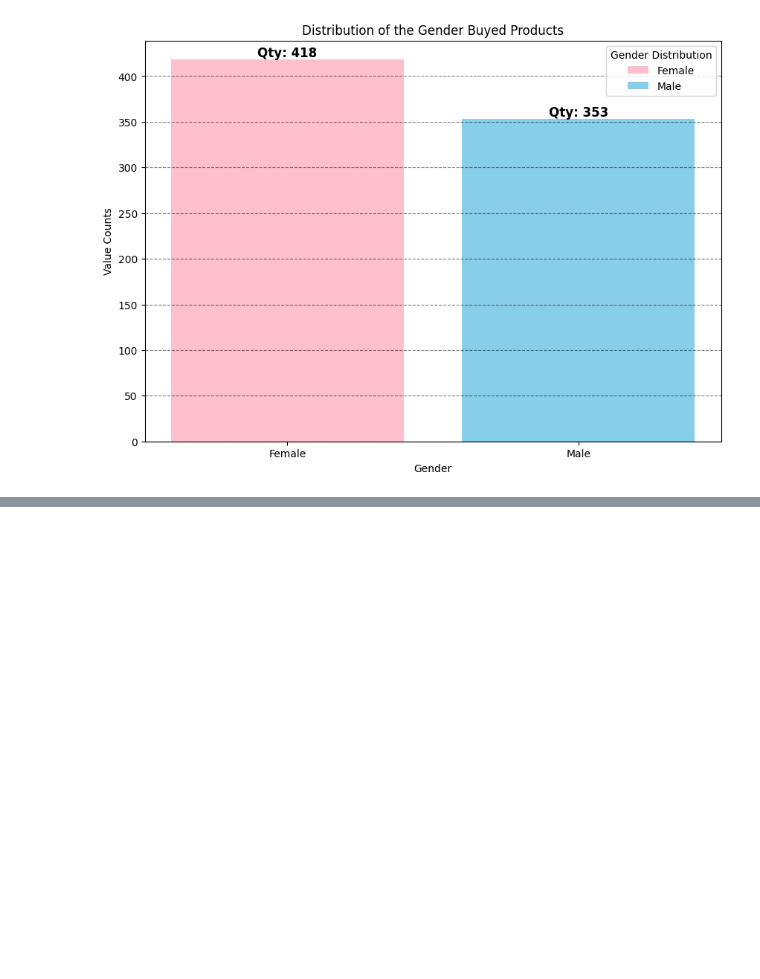
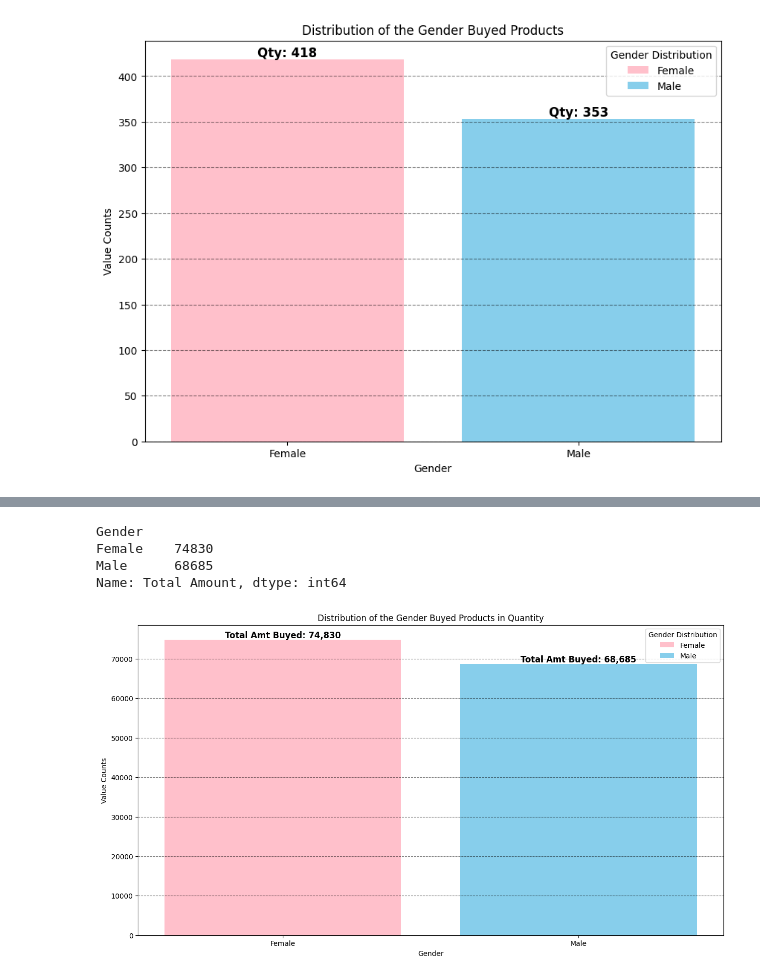
Before and after one commit to SauhardSHukla/Business_Analytics, a Jupyter notebook: Sales_Analytics/Product_Category_Sales_Analysis/Beauty_Product_Comparison.ipynb, the cells around one changed output, grey strips where cells are left out. Drawn from its saved outputs; the diff is of its cells as text; code cells hidden in the pictures; blank space fills up the shorter version.

Commit message:
Adding Files Beauty_Product_Category

```diff
--- a/Sales_Analytics/Product_Category_Sales_Analysis/Beauty_Product_Comparison.ipynb
+++ b/Sales_Analytics/Product_Category_Sales_Analysis/Beauty_Product_Comparison.ipynb
@@ -124,0 +123,38 @@ plt.show()
+# %%
+import locale
+
+# Total Product Buyed in qunatity by each gender
+Total_Number_of_gender_dis = df.groupby('Gender')['Total Amount'].sum()
+print(Total_Number_of_gender_dis)
+
+# Create bar plot
+fig, ax = plt.subplots(figsize=(15,8))
+bars = ax.bar(Total_Number_of_gender_dis.index, Total_Number_of_gender_dis.values, color=['pink', 'skyblue'])
+
+# Set labels and title
+plt.xlabel('Gender')
+plt.ylabel('Value Counts')
+plt.xticks(rotation=0)
+plt.title('Distribution of the Gender Buyed Products in Quantity')
+
+# Add legend dynamically
+plt.legend(bars, ['Female', 'Male'], title='Gender Distribution', loc='upper right')
+
+# Set locale in the Indian Currency Format
+locale.setlocale(locale.LC_ALL,'en_in') # 'en_IN' for Indian numbering format
+
+# Label each bar with values
+for bar in bars:
+    ax.text(bar.get_x() + bar.get_width() / 2, bar.get_height(), f'Total Amt Buyed: {locale.format_string("%d",bar.get_height(),grouping=True)}',
+            ha='center', va='bottom', fontsize=12, fontweight='bold')
+
+# Add grid for better visibility
+plt.grid(axis='y', color='black', linestyle='--', alpha=0.5)
+
+plt.show()
+# %% [output]
+Gender
+Female    74830
+Male      68685
+Name: Total Amount, dtype: int64
+[figure, added]
```
Also changed, not shown: parts of 5 cells of this notebook, 1 other file.
